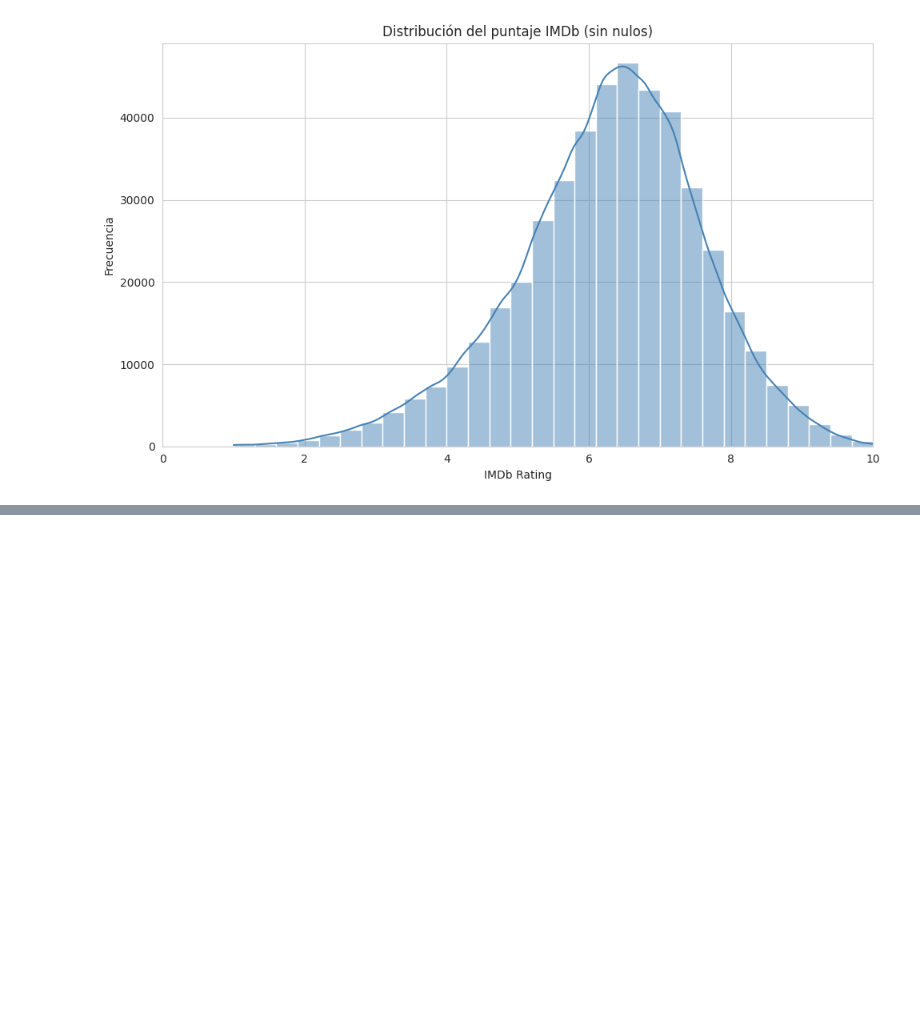
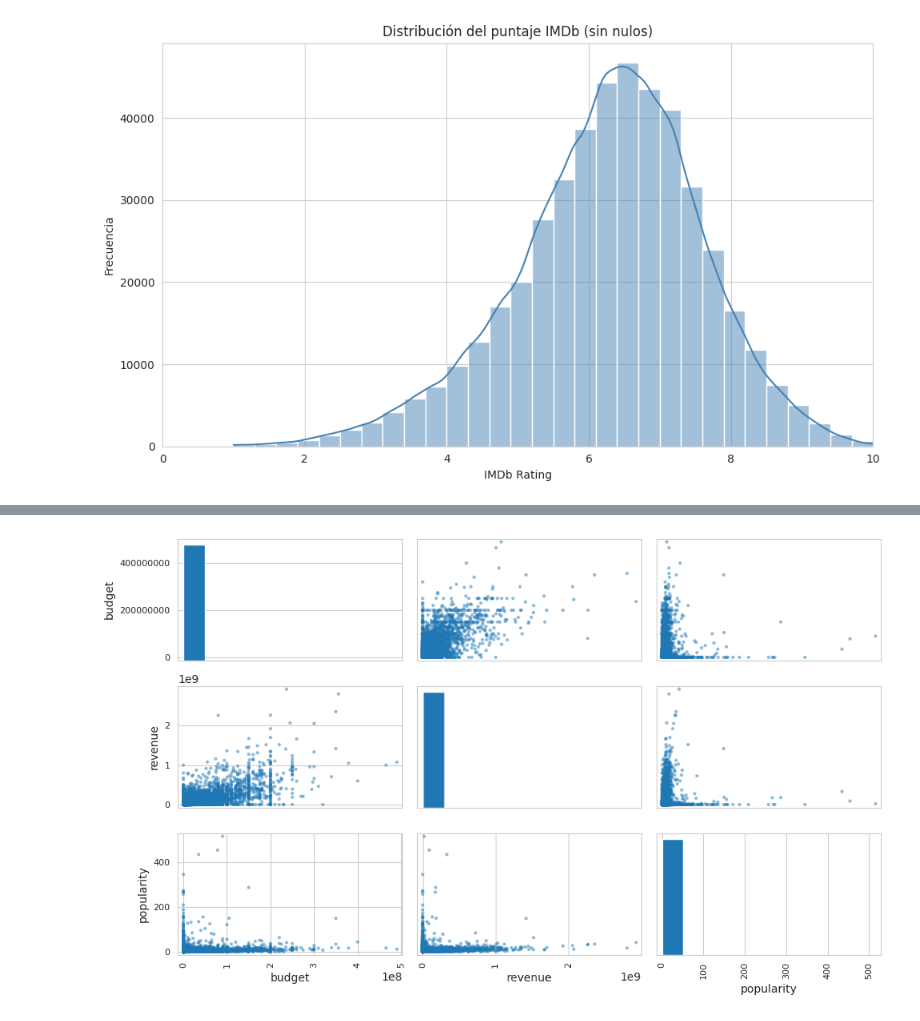
Before and after one commit to diegodiazross/grafos-machine-learning, a Jupyter notebook: analisis_exploratorio.ipynb, the cells around one changed output, grey strips where cells are left out. Saved outputs shown, nothing was run; the diff lists cells and outputs as text; code cells hidden in the pictures; blank space fills up the shorter version.

```diff
--- a/analisis_exploratorio.ipynb
+++ b/analisis_exploratorio.ipynb
@@ -445,0 +351,10 @@ df_filtered.to_csv('docker/import/movies_with_overview.csv',quoting=1, escapecha
+# %%
+# gráfico de matriz de dispersión (scatter matrix) entre budget, revenue y popularity
+from pandas.plotting import scatter_matrix
+
+scatter_matrix(df_filtered[['budget', 'revenue', 'popularity']],
+               alpha=0.5, figsize=(10, 6), diagonal='hist')
+plt.tight_layout()
+plt.show()
+# %% [output]
+[figure, added]
```
Also changed, not shown: parts of 36 cells of this notebook, 4 other files.
